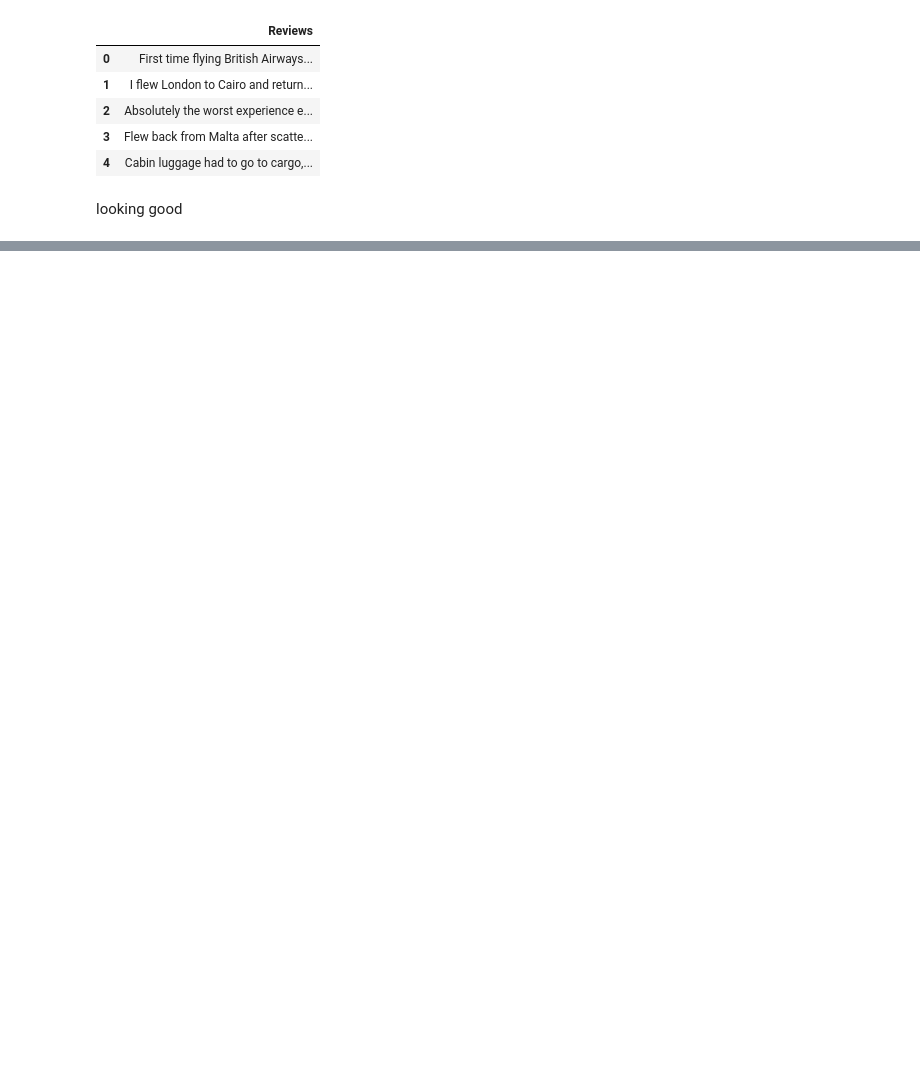
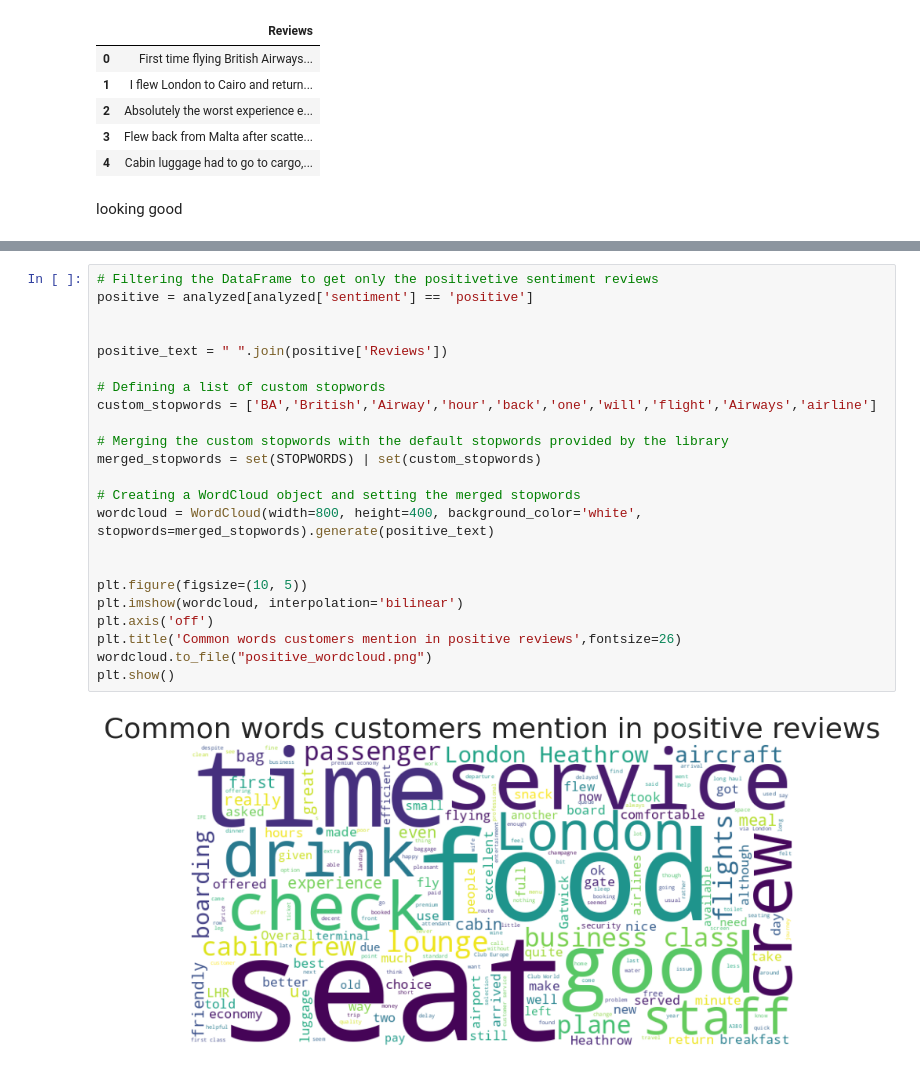
Before and after one commit to 0layiw0la/British-Airways-virtual-internship, a Jupyter notebook: british-airways-task-1.ipynb, the cells around one changed output, grey strips where cells are left out. Saved outputs shown, nothing was run; the diff lists cells and outputs as text; blank space fills up the shorter version.

Commit message:
Kaggle Notebook | British airways task 1 | Version 2

```diff
--- a/british-airways-task-1.ipynb
+++ b/british-airways-task-1.ipynb
@@ -121,0 +246,25 @@ looking good
+# %%
+# Filtering the DataFrame to get only the positivetive sentiment reviews
+positive = analyzed[analyzed['sentiment'] == 'positive']
+
+
+positive_text = " ".join(positive['Reviews'])
+
+# Defining a list of custom stopwords
+custom_stopwords = ['BA','British','Airway','hour','back','one','will','flight','Airways','airline']
+
+# Merging the custom stopwords with the default stopwords provided by the library
+merged_stopwords = set(STOPWORDS) | set(custom_stopwords)
+
+# Creating a WordCloud object and setting the merged stopwords
+wordcloud = WordCloud(width=800, height=400, background_color='white', stopwords=merged_stopwords).generate(positive_text)
+
+
+plt.figure(figsize=(10, 5))
+plt.imshow(wordcloud, interpolation='bilinear')
+plt.axis('off')
+plt.title('Common words customers mention in positive reviews',fontsize=26)
+wordcloud.to_file("positive_wordcloud.png")
+plt.show()
+# %% [output]
+[figure, added]
```
Also changed, not shown: parts of 20 cells of this notebook.
